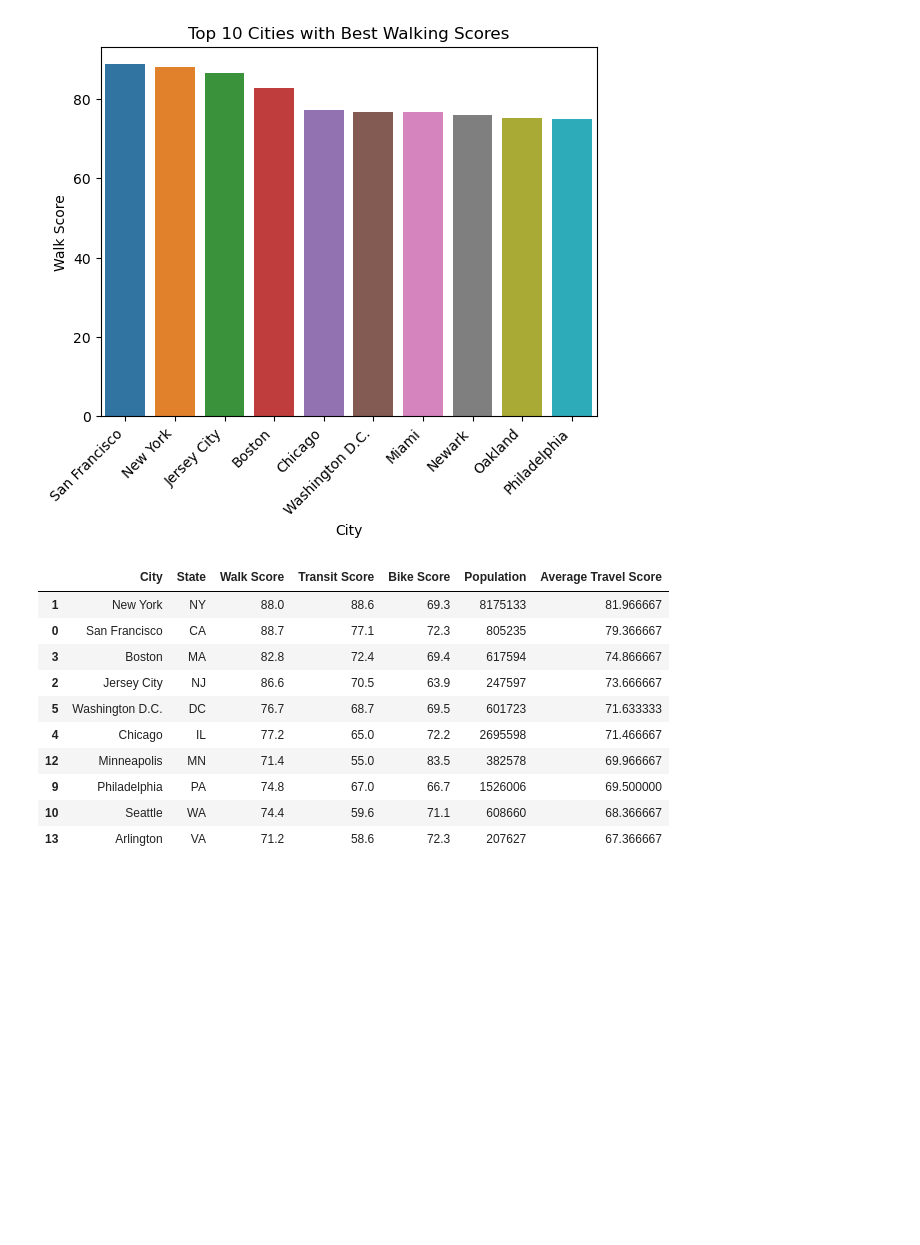
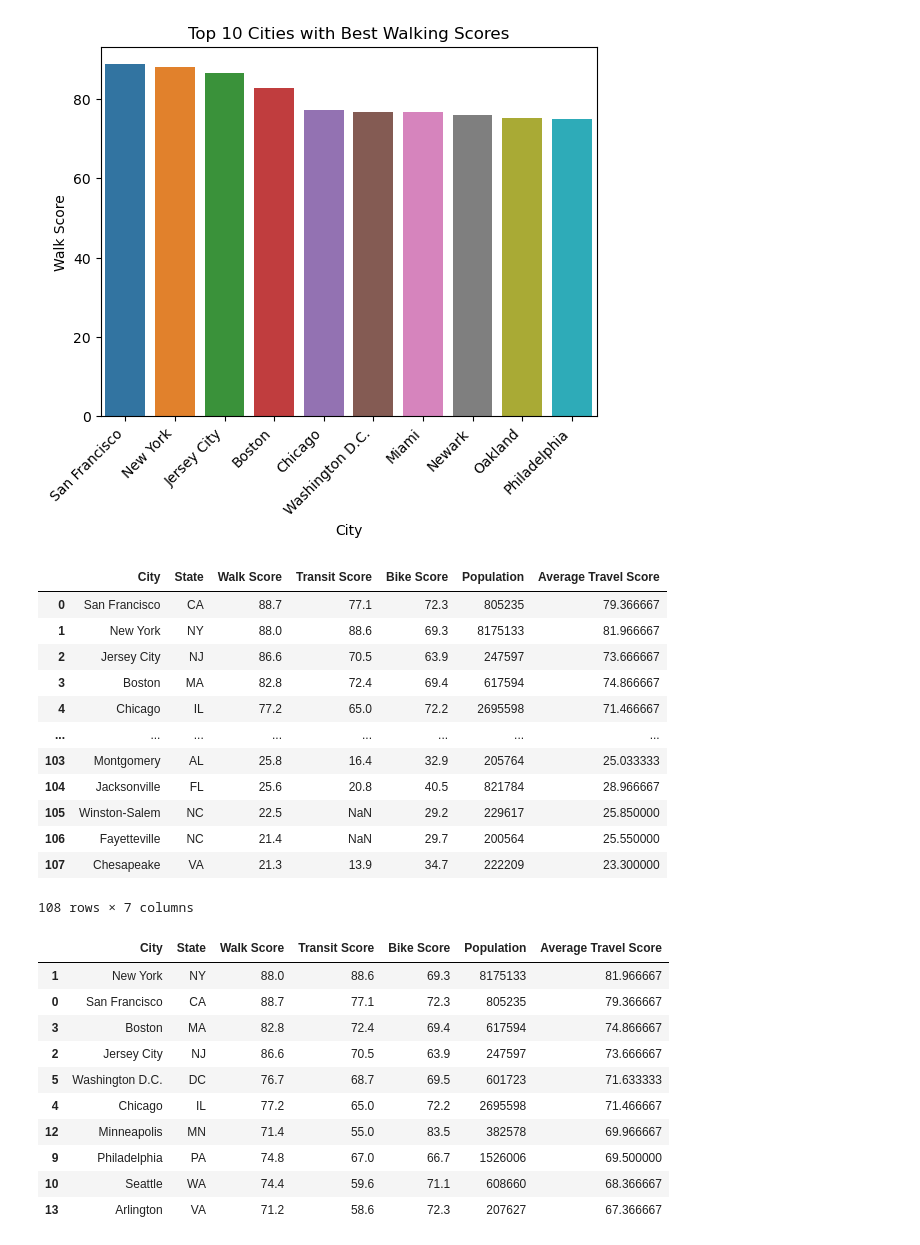
Before and after one commit to Brettclaus/Perfect-Place, a Jupyter notebook: Resources_Analysis/Walk_Bike_Transit.ipynb, the cells around one changed output. Drawn from its saved outputs; the diff is of its cells as text; code cells hidden in the pictures; blank space fills up the shorter version.

```diff
--- a/Resources_Analysis/Walk_Bike_Transit.ipynb
+++ b/Resources_Analysis/Walk_Bike_Transit.ipynb
@@ -50,3 +50,22 @@ plt.xticks(rotation=45, ha='right')
 plt.show()
 # %% [output]
 [figure]
+# %%
+# Create Average Travel Score Column
+walk_bike_transit_df['Average Travel Score'] = walk_bike_transit_df[['Bike Score', 'Walk Score', 'Transit Score']].mean(axis=1)
+
+walk_bike_transit_df
+# %% [output]
+|  | City | State | Walk Score | Transit Score | Bike Score | Population | Average Travel Score |
+| 0 | San Francisco | CA | 88.7 | 77.1 | 72.3 | 805235 | 79.366667 |
+| 1 | New York | NY | 88.0 | 88.6 | 69.3 | 8175133 | 81.966667 |
+| 2 | Jersey City | NJ | 86.6 | 70.5 | 63.9 | 247597 | 73.666667 |
+| 3 | Boston | MA | 82.8 | 72.4 | 69.4 | 617594 | 74.866667 |
+| 4 | Chicago | IL | 77.2 | 65.0 | 72.2 | 2695598 | 71.466667 |
+| ... | ... | ... | ... | ... | ... | ... | ... |
+| 103 | Montgomery | AL | 25.8 | 16.4 | 32.9 | 205764 | 25.033333 |
+| 104 | Jacksonville | FL | 25.6 | 20.8 | 40.5 | 821784 | 28.966667 |
+| 105 | Winston-Salem | NC | 22.5 | NaN | 29.2 | 229617 | 25.850000 |
+| 106 | Fayetteville | NC | 21.4 | NaN | 29.7 | 200564 | 25.550000 |
+| 107 | Chesapeake | VA | 21.3 | 13.9 | 34.7 | 222209 | 23.300000 |
+108 rows × 7 columns
```
Also changed, not shown: parts of 7 cells of this notebook, 8 other files.
